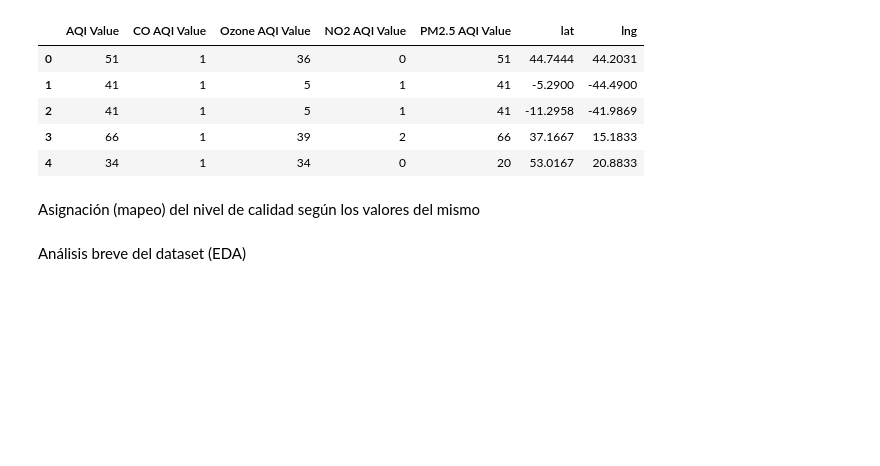
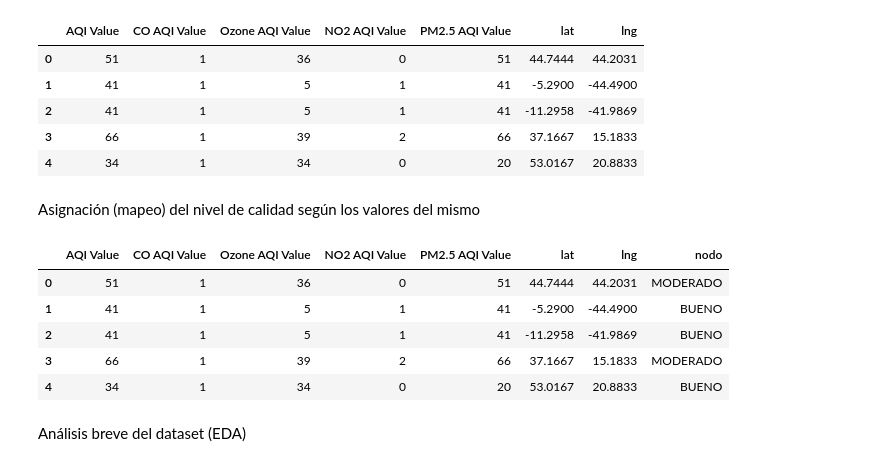
Before and after one commit to AndresDAM2526/MIA, a Jupyter notebook: 03c_SBR_Practica1.ipynb, the cells around one changed output. Drawn from its saved outputs; the diff is of its cells as text; code cells hidden in the pictures; blank space fills up the shorter version.

```diff
--- a/03c_SBR_Practica1.ipynb
+++ b/03c_SBR_Practica1.ipynb
@@ -55,15 +55,30 @@ Asignación (mapeo) del nivel de calidad según los valores del mismo
 # %%
 def clasificacion_AQI_VALUE(value):
     if value <50:
         return "BUENO"
     elif value <100:
         return "MODERADO"
     elif value <150:
         return "CONTAMINADO"
     elif value<200:
         return "INSANO"
     else:
         return "PELIGROSO"
+
+
+def asignar_nodo(row):
+    return clasificacion_AQI_VALUE(row['AQI Value'])
+
+data['nodo']=data.apply(asignar_nodo,axis=1)
+
+data.head()
+# %% [output]
+|  | AQI Value | CO AQI Value | Ozone AQI Value | NO2 AQI Value | PM2.5 AQI Value | lat | lng | nodo |
+| 0 | 51 | 1 | 36 | 0 | 51 | 44.7444 | 44.2031 | MODERADO |
+| 1 | 41 | 1 | 5 | 1 | 41 | -5.2900 | -44.4900 | BUENO |
+| 2 | 41 | 1 | 5 | 1 | 41 | -11.2958 | -41.9869 | BUENO |
+| 3 | 66 | 1 | 39 | 2 | 66 | 37.1667 | 15.1833 | MODERADO |
+| 4 | 34 | 1 | 34 | 0 | 20 | 53.0167 | 20.8833 | BUENO |
 # %% [markdown]
 Análisis breve del dataset (EDA)
 # %%
```
Also changed, not shown: parts of 4 cells of this notebook.
